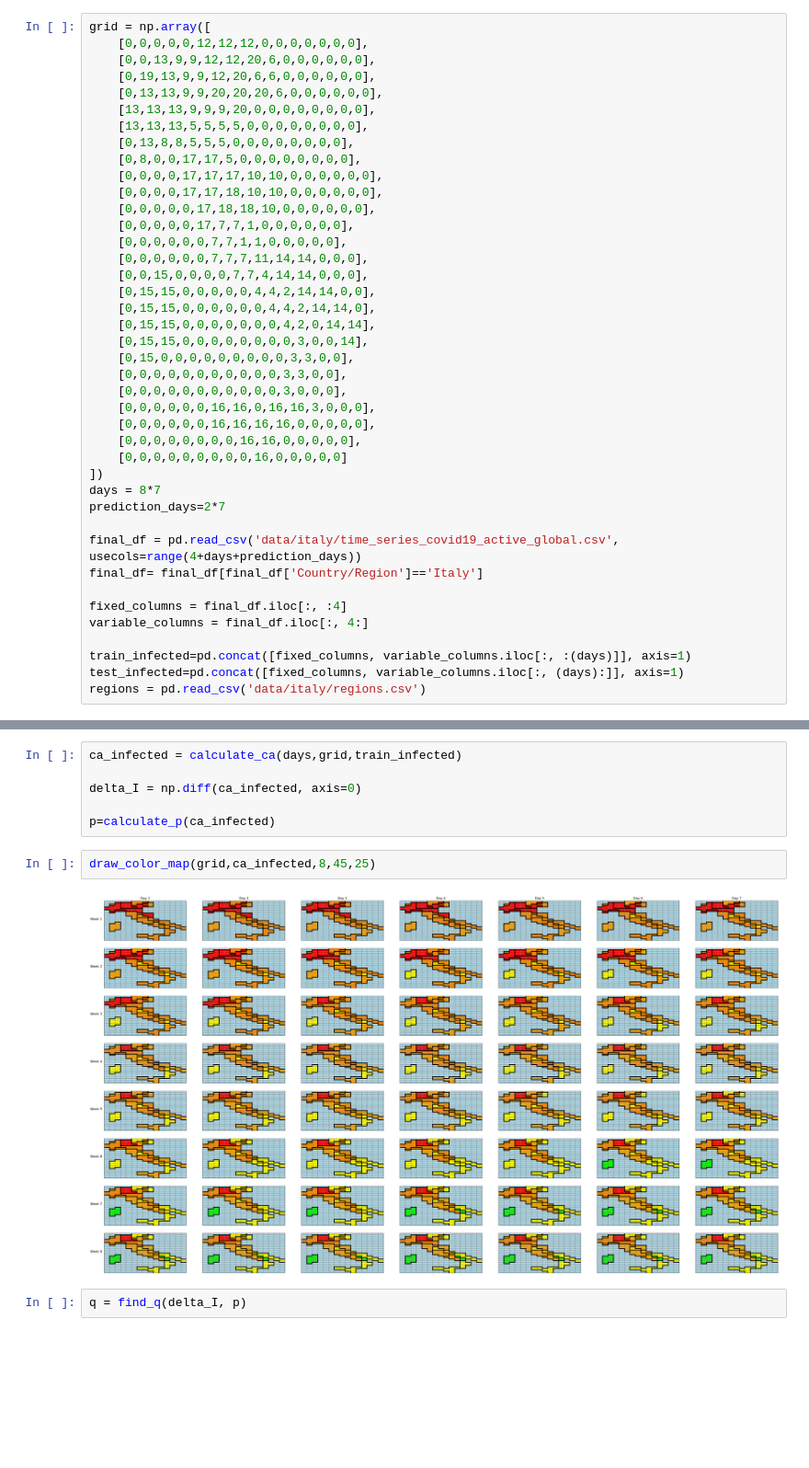
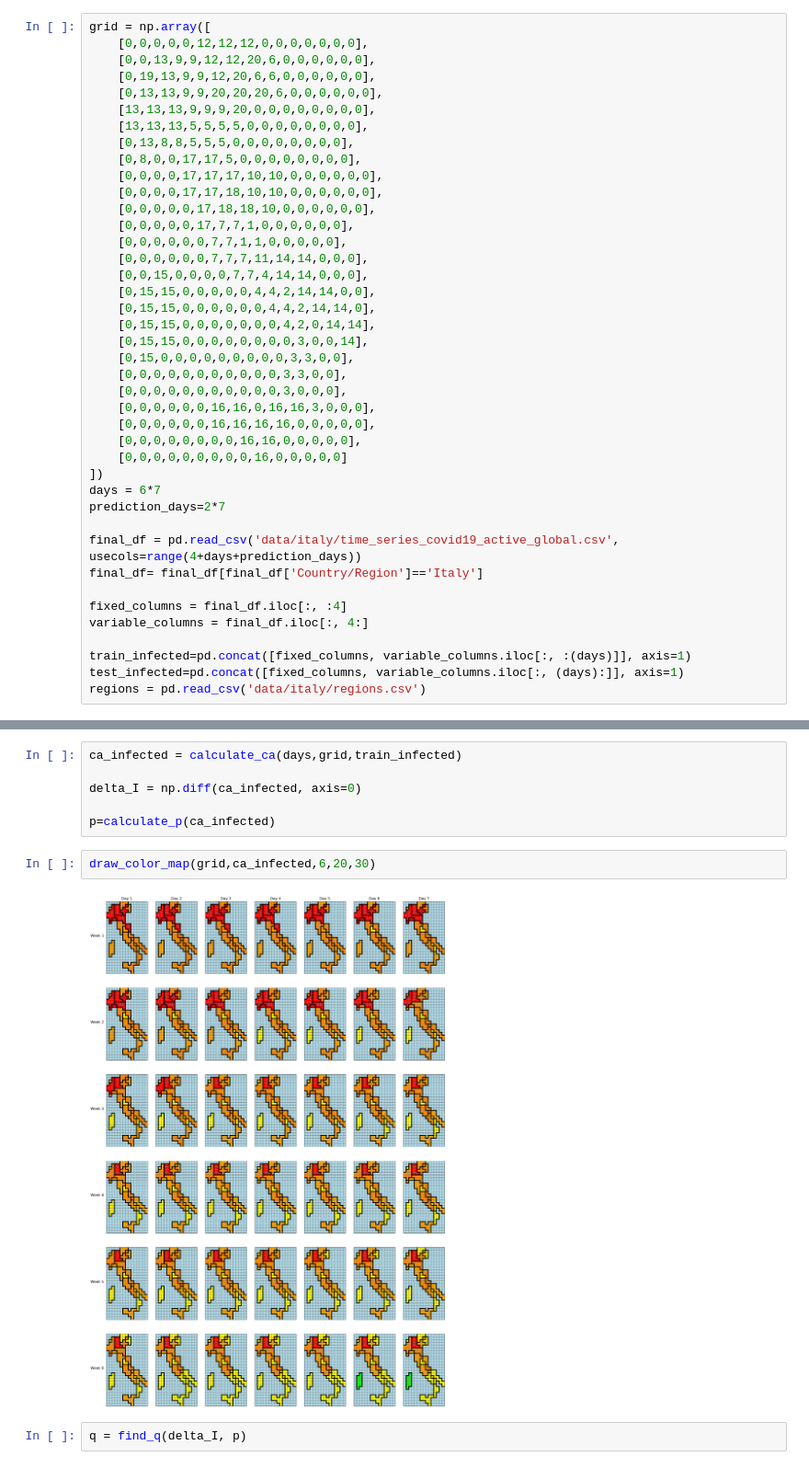
Before and after one commit to IvanRares/Licenta, a Jupyter notebook: python notebook/Implementare.ipynb, the cells around one changed output, grey strips where cells are left out. Shown at 92% size. Drawn from its saved outputs; the diff is of its cells as text; blank space fills up the shorter version.

```diff
--- a/python notebook/Implementare.ipynb
+++ b/python notebook/Implementare.ipynb
@@ -772,7 +757,7 @@ grid = np.array([
     [0,0,0,0,0,0,0,0,16,16,0,0,0,0,0],
     [0,0,0,0,0,0,0,0,0,16,0,0,0,0,0]
 ])
-days = 8*7
+days = 6*7
 prediction_days=2*7
 
 final_df = pd.read_csv('data/italy/time_series_covid19_active_global.csv', usecols=range(4+days+prediction_days))
@@ -795,9 +780,9 @@ delta_I = np.diff(ca_infected, axis=0)
 
 p=calculate_p(ca_infected)
 # %%
-draw_color_map(grid,ca_infected,8,45,25)
+draw_color_map(grid,ca_infected,6,20,30)
 # %% [output]
-[figure, old version]
+[figure, new version]
 # %%
 q = find_q(delta_I, p)
 # %%
```
Also changed, not shown: parts of 19 cells of this notebook, 6 other files.
